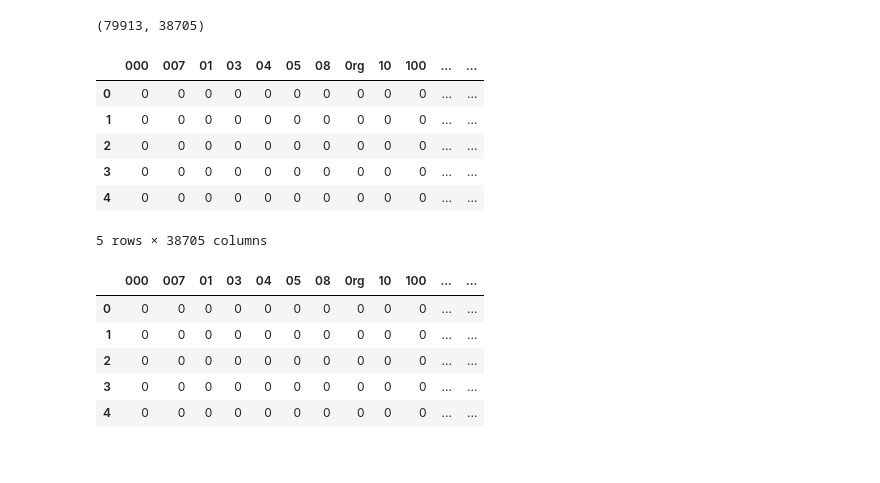
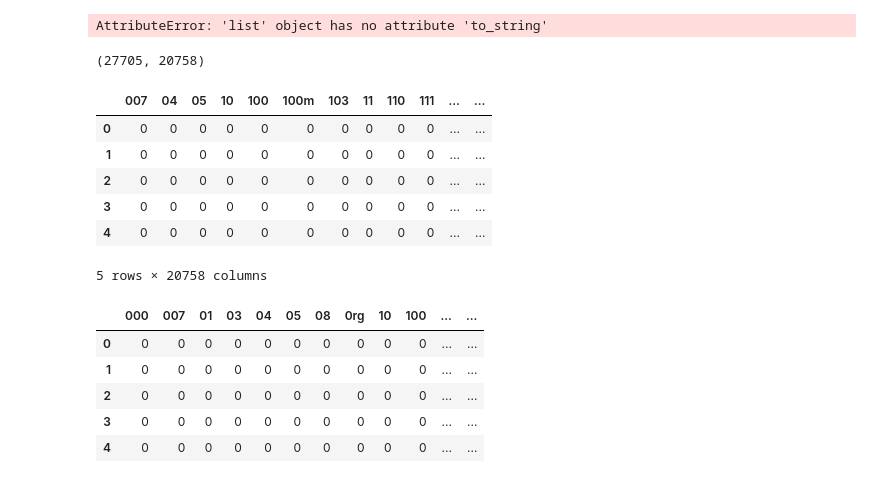
Before and after one commit to mariosakritas/NLP-methods-for-news-articles, a Jupyter notebook: notebooks/MA_w2v_LSTM.ipynb, the cells around one changed output. Saved outputs shown, nothing was run; the diff lists cells and outputs as text; code cells hidden in the pictures.

```diff
--- a/notebooks/MA_w2v_LSTM.ipynb
+++ b/notebooks/MA_w2v_LSTM.ipynb
@@ -20,0 +41,4 @@ wv = gensim.models.KeyedVectors.load_word2vec_format("/home/ferdinand_t/Download
+# %%
+clean_df_path = '/home/marios/S2DS/Spring23_DW/data/interim/clean_keywords_2019-01-01_2022-01-01.json'
+df = pd.read_json(clean_df_path, orient ='split', compression = 'infer')
+df.info()
@@ -21,33 +87,32 @@ wv = gensim.models.KeyedVectors.load_word2vec_format("/home/ferdinand_t/Download
+# %%
+corpus = list(set([val for sublist in df_clean['keywordStringsCleanAfterFuzz'] for val in sublist]))
+len(corpus)
+#no, corpus should be list of strings, where each string is all the keywords for eeach article
+df_clean['keywordStringsCleanAfterFuzz'].apply(lambda x:x.to_string())
+# use .join
+# %% [output]
+AttributeError: 'list' object has no attribute 'to_string'
 # %%
-# Count vectorization of text
-from sklearn.feature_extraction.text import CountVectorizer
-
-# Ticket Data
-corpus = df_clean['keywordStrings'].astype(str)
-
-# Creating the vectorizer
+ # Creating the vectorizer
 vectorizer = CountVectorizer(stop_words='english')
-
 # Converting the text to numeric data
 X = vectorizer.fit_transform(corpus)
-
 #print(vectorizer.get_feature_names())
-
 # Preparing Data frame For machine learning
 # Priority column acts as a target variable and other columns as predictors
 CountVectorizedData=pd.DataFrame(X.toarray(), columns=vectorizer.get_feature_names())
-CountVectorizedData['cleanFocusCategory']=df_clean['cleanFocusCategory'].values
+# CountVectorizedData['cleanFocusCategory']=df_clean['cleanFocusCategory'].values
 print(CountVectorizedData.shape)
 CountVectorizedData.head()
 # %% [output]
-(79913, 38705)
+(27705, 20758)
-|  | 000 | 007 | 01 | 03 | 04 | 05 | 08 | 0rg | 10 | 100 | ... | ... |
+|  | 007 | 04 | 05 | 10 | 100 | 100m | 103 | 11 | 110 | 111 | ... | ... |
 | 0 | 0 | 0 | 0 | 0 | 0 | 0 | 0 | 0 | 0 | 0 | ... | ... |
 | 1 | 0 | 0 | 0 | 0 | 0 | 0 | 0 | 0 | 0 | 0 | ... | ... |
 | 2 | 0 | 0 | 0 | 0 | 0 | 0 | 0 | 0 | 0 | 0 | ... | ... |
 | 3 | 0 | 0 | 0 | 0 | 0 | 0 | 0 | 0 | 0 | 0 | ... | ... |
 | 4 | 0 | 0 | 0 | 0 | 0 | 0 | 0 | 0 | 0 | 0 | ... | ... |
-5 rows × 38705 columns
+5 rows × 20758 columns
 # %%
 WordsVocab=CountVectorizedData.columns[:-1]
 # %%
```
Also changed, not shown: parts of 10 cells of this notebook, 1 other file.
